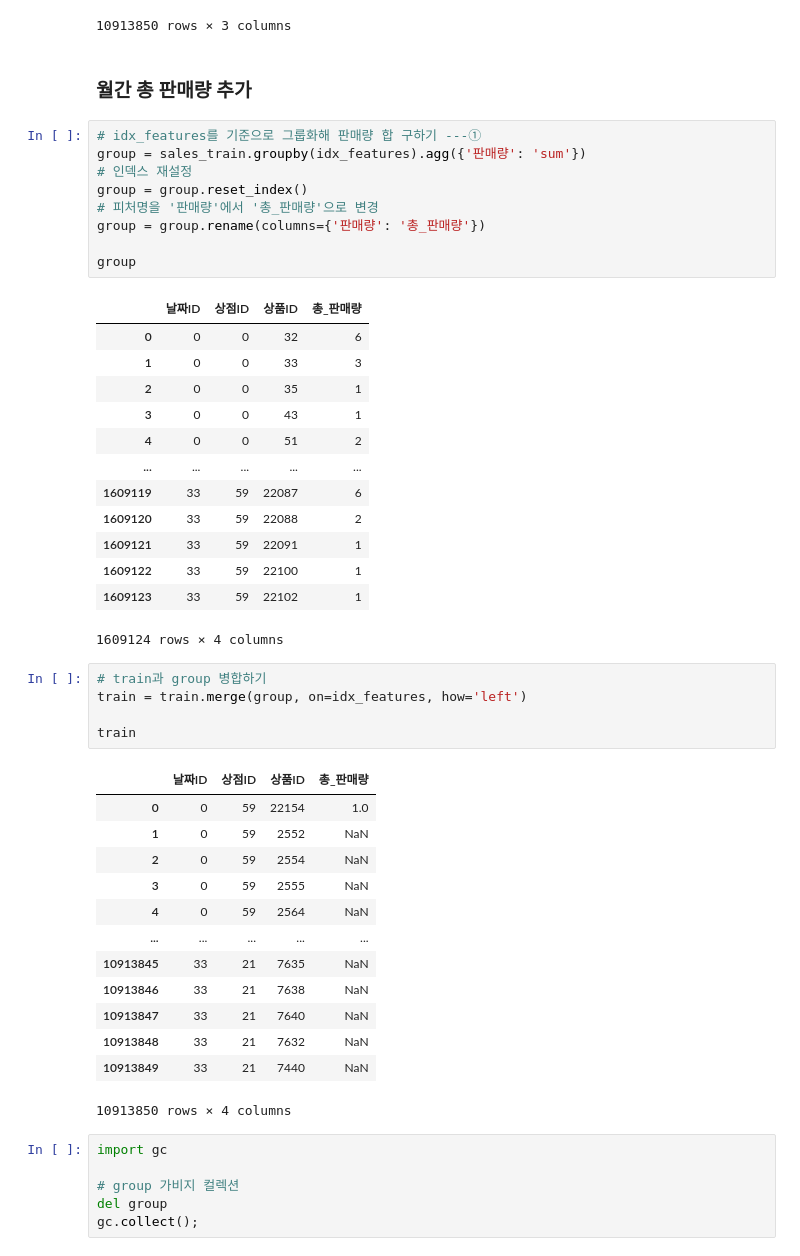
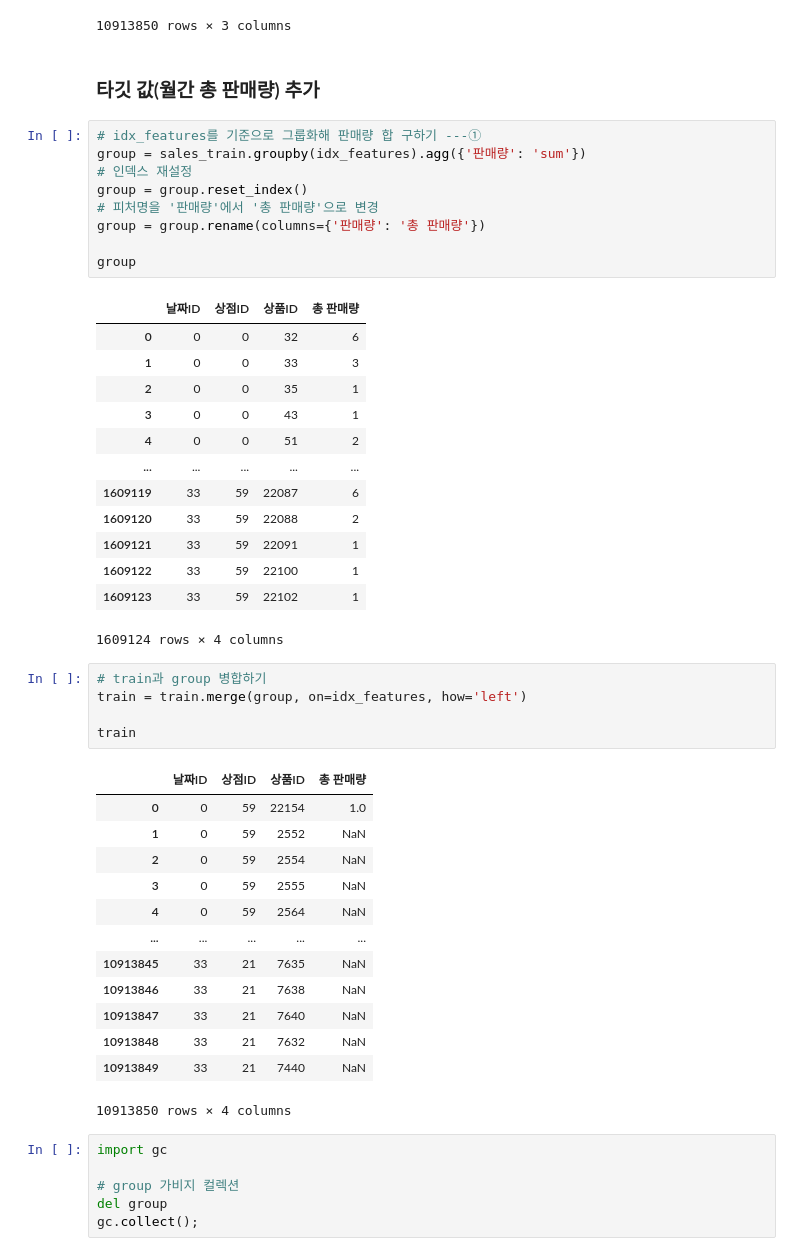
Before and after one commit to BaekKyunShin/Must-Have-Kaggle-Data-Science, a Jupyter notebook: ch6/predict_future_sales_baseline.ipynb, the cells around one changed output. Saved outputs shown, nothing was run; the diff lists cells and outputs as text.

```diff
--- a/ch6/predict_future_sales_baseline.ipynb
+++ b/ch6/predict_future_sales_baseline.ipynb
@@ -152,18 +151,18 @@ train
 | 10913849 | 33 | 21 | 7440 |
 10913850 rows × 3 columns
 # %% [markdown]
-### 월간 총 판매량 추가
+### 타깃 값(월간 총 판매량) 추가
 # %%
 # idx_features를 기준으로 그룹화해 판매량 합 구하기 ---①
 group = sales_train.groupby(idx_features).agg({'판매량': 'sum'})
 # 인덱스 재설정
 group = group.reset_index()
-# 피처명을 '판매량'에서 '총_판매량'으로 변경
-group = group.rename(columns={'판매량': '총_판매량'})
+# 피처명을 '판매량'에서 '총 판매량'으로 변경
+group = group.rename(columns={'판매량': '총 판매량'})
 
 group
 # %% [output]
-|  | 날짜ID | 상점ID | 상품ID | 총_판매량 |
+|  | 날짜ID | 상점ID | 상품ID | 총 판매량 |
 | 0 | 0 | 0 | 32 | 6 |
 | 1 | 0 | 0 | 33 | 3 |
 | 2 | 0 | 0 | 35 | 1 |
@@ -182,7 +181,7 @@ train = train.merge(group, on=idx_features, how='left')
 
 train
 # %% [output]
-|  | 날짜ID | 상점ID | 상품ID | 총_판매량 |
+|  | 날짜ID | 상점ID | 상품ID | 총 판매량 |
 | 0 | 0 | 59 | 22154 | 1.0 |
 | 1 | 0 | 59 | 2552 | NaN |
 | 2 | 0 | 59 | 2554 | NaN |
```
Also changed, not shown: parts of 9 cells of this notebook.
